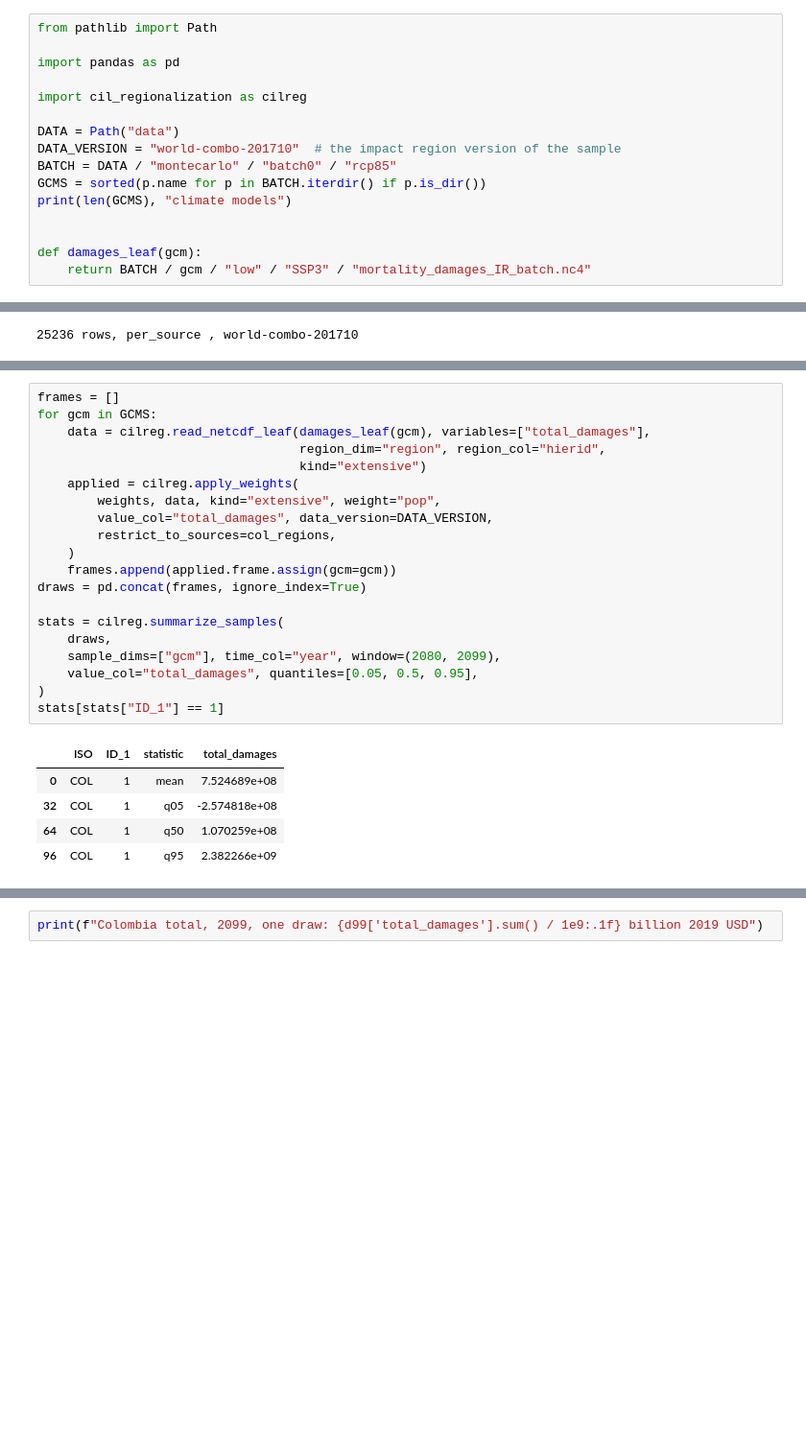
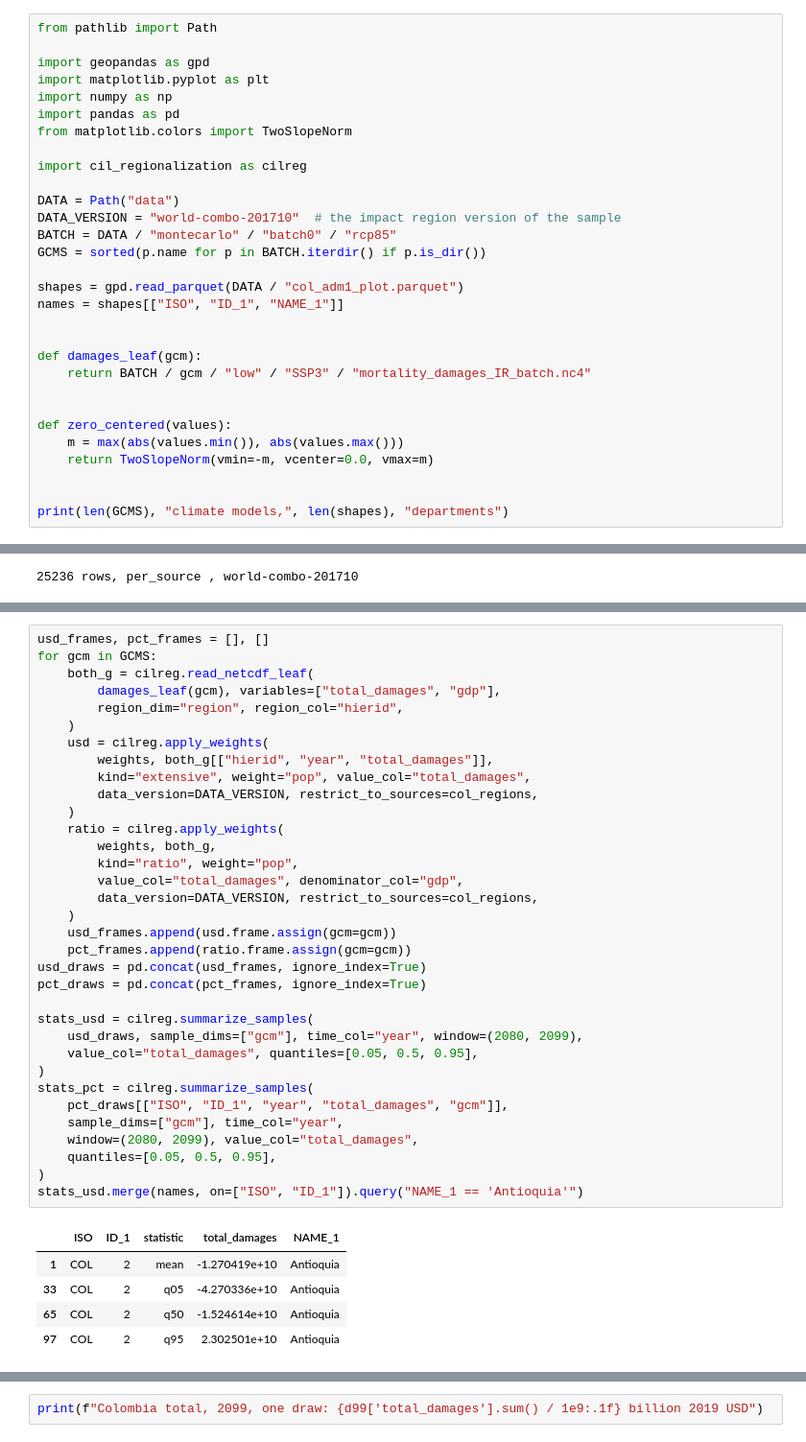
Before and after one commit to ClimateImpactLab/cil_regionalization, a Jupyter notebook: examples/aggregation/aggregation_colombia.ipynb, the cells around one changed output, grey strips where cells are left out. Shown at 96% size. Cells and saved outputs as stored; diff of their text form; blank space fills up the shorter version.

```diff
--- a/examples/aggregation/aggregation_colombia.ipynb
+++ b/examples/aggregation/aggregation_colombia.ipynb
@@ -14,7 +14,11 @@ next to this notebook. Run it from this directory.
 # %%
 from pathlib import Path
 
+import geopandas as gpd
+import matplotlib.pyplot as plt
+import numpy as np
 import pandas as pd
+from matplotlib.colors import TwoSlopeNorm
 
 import cil_regionalization as cilreg
 
@@ -22,9 +26,19 @@ DATA = Path("data")
 DATA_VERSION = "world-combo-201710"  # the impact region version of the sample
 BATCH = DATA / "montecarlo" / "batch0" / "rcp85"
 GCMS = sorted(p.name for p in BATCH.iterdir() if p.is_dir())
-print(len(GCMS), "climate models")
+
+shapes = gpd.read_parquet(DATA / "col_adm1_plot.parquet")
+names = shapes[["ISO", "ID_1", "NAME_1"]]
 
 
 def damages_leaf(gcm):
     return BATCH / gcm / "low" / "SSP3" / "mortality_damages_IR_batch.nc4"
+
+
+def zero_centered(values):
+    m = max(abs(values.min()), abs(values.max()))
+    return TwoSlopeNorm(vmin=-m, vcenter=0.0, vmax=m)
+
+
+print(len(GCMS), "climate models,", len(shapes), "departments")
 # %% [output]
@@ -141,29 +140,43 @@ departments, averaged over 2080 to 2099, and then pooled.
 # %%
-frames = []
+usd_frames, pct_frames = [], []
 for gcm in GCMS:
-    data = cilreg.read_netcdf_leaf(damages_leaf(gcm), variables=["total_damages"],
-                                   region_dim="region", region_col="hierid",
-                                   kind="extensive")
-    applied = cilreg.apply_weights(
-        weights, data, kind="extensive", weight="pop",
-        value_col="total_damages", data_version=DATA_VERSION,
-        restrict_to_sources=col_regions,
+    both_g = cilreg.read_netcdf_leaf(
+        damages_leaf(gcm), variables=["total_damages", "gdp"],
+        region_dim="region", region_col="hierid",
     )
-    frames.append(applied.frame.assign(gcm=gcm))
-draws = pd.concat(frames, ignore_index=True)
+    usd = cilreg.apply_weights(
+        weights, both_g[["hierid", "year", "total_damages"]],
+        kind="extensive", weight="pop", value_col="total_damages",
+        data_version=DATA_VERSION, restrict_to_sources=col_regions,
+    )
+    ratio = cilreg.apply_weights(
+        weights, both_g,
+        kind="ratio", weight="pop",
+        value_col="total_damages", denominator_col="gdp",
+        data_version=DATA_VERSION, restrict_to_sources=col_regions,
+    )
+    usd_frames.append(usd.frame.assign(gcm=gcm))
+    pct_frames.append(ratio.frame.assign(gcm=gcm))
+usd_draws = pd.concat(usd_frames, ignore_index=True)
+pct_draws = pd.concat(pct_frames, ignore_index=True)
 
-stats = cilreg.summarize_samples(
-    draws,
-    sample_dims=["gcm"], time_col="year", window=(2080, 2099),
+stats_usd = cilreg.summarize_samples(
+    usd_draws, sample_dims=["gcm"], time_col="year", window=(2080, 2099),
     value_col="total_damages", quantiles=[0.05, 0.5, 0.95],
 )
-stats[stats["ID_1"] == 1]
+stats_pct = cilreg.summarize_samples(
+    pct_draws[["ISO", "ID_1", "year", "total_damages", "gcm"]],
+    sample_dims=["gcm"], time_col="year",
+    window=(2080, 2099), value_col="total_damages",
+    quantiles=[0.05, 0.5, 0.95],
+)
+stats_usd.merge(names, on=["ISO", "ID_1"]).query("NAME_1 == 'Antioquia'")
 # %% [output]
-|  | ISO | ID_1 | statistic | total_damages |
-| 0 | COL | 1 | mean | 7.524689e+08 |
-| 32 | COL | 1 | q05 | -2.574818e+08 |
-| 64 | COL | 1 | q50 | 1.070259e+08 |
-| 96 | COL | 1 | q95 | 2.382266e+09 |
+|  | ISO | ID_1 | statistic | total_damages | NAME_1 |
+| 1 | COL | 2 | mean | -1.270419e+10 | Antioquia |
+| 33 | COL | 2 | q05 | -4.270336e+10 | Antioquia |
+| 65 | COL | 2 | q50 | -1.524614e+10 | Antioquia |
+| 97 | COL | 2 | q95 | 2.302501e+10 | Antioquia |
 # %% [markdown]
 ## One draw against a pooled quantile
 
```
Also changed, not shown: parts of 23 cells of this notebook, 4 other files.
